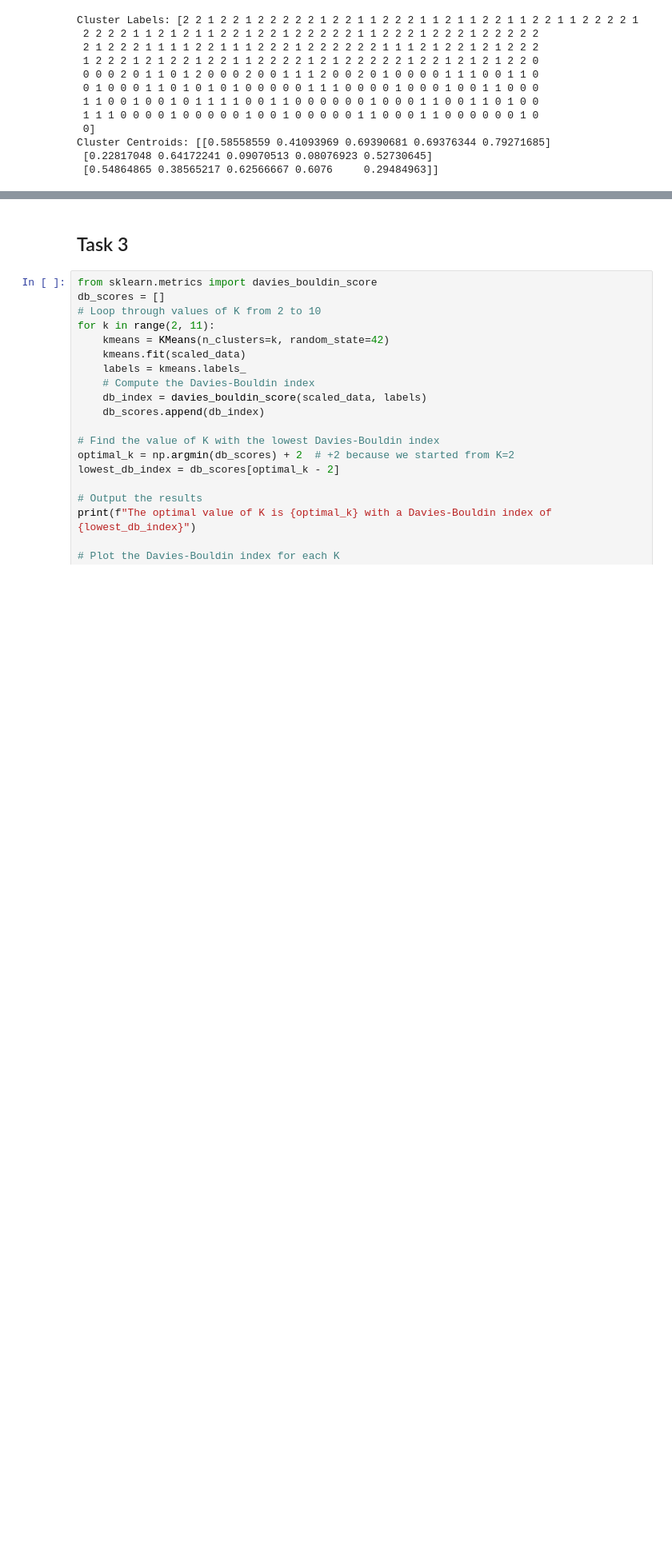
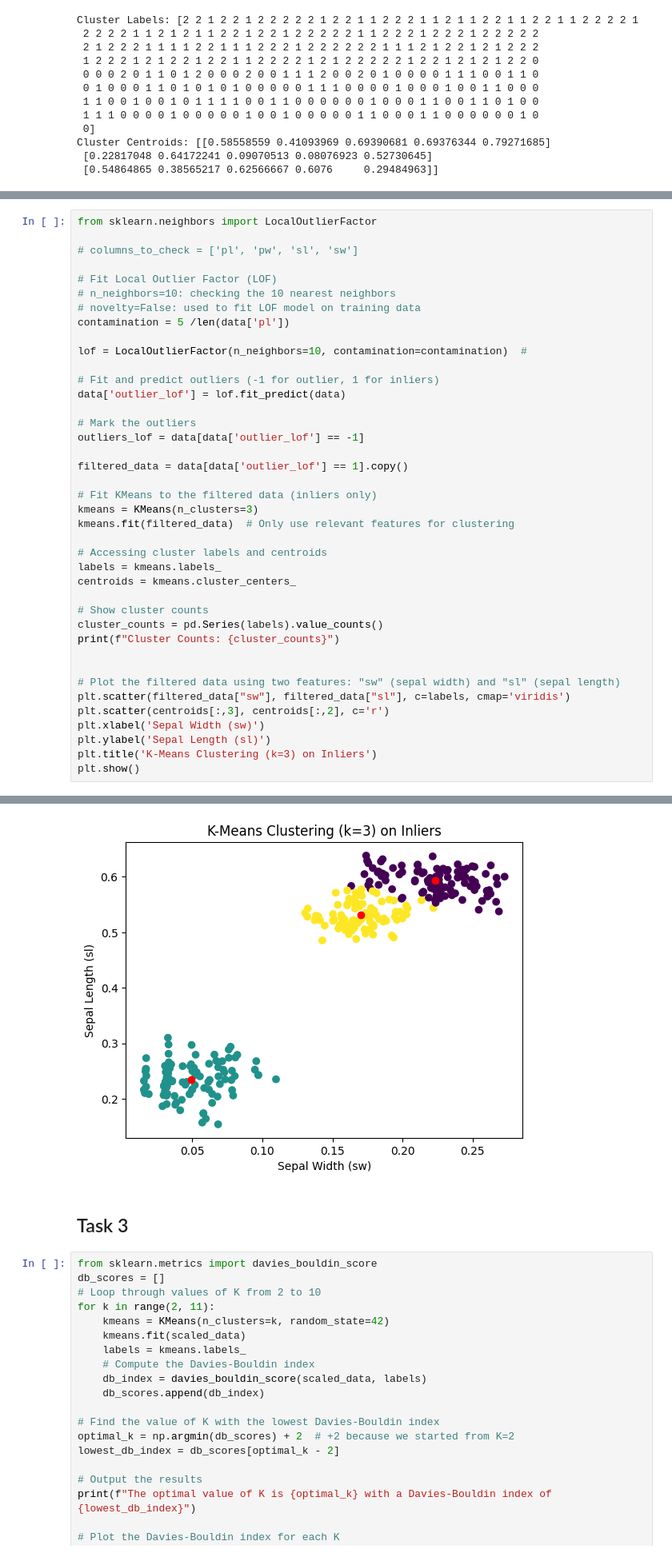
Before and after one commit to linusedman/Data-mining-I, a Jupyter notebook: A3/assignment_3.ipynb, the cells around one changed output, grey strips where cells are left out. Shown at 80% size. Saved outputs shown, nothing was run; the diff lists cells and outputs as text; blank space fills up the shorter version.

```diff
--- a/A3/assignment_3.ipynb
+++ b/A3/assignment_3.ipynb
@@ -107,0 +135,41 @@ Cluster Centroids: [[0.58558559 0.41093969 0.69390681 0.69376344 0.79271685]
+# %%
+from sklearn.neighbors import LocalOutlierFactor
+
+# columns_to_check = ['pl', 'pw', 'sl', 'sw']
+
+# Fit Local Outlier Factor (LOF)
+# n_neighbors=10: checking the 10 nearest neighbors
+# novelty=False: used to fit LOF model on training data
+contamination = 5 /len(data['pl'])
+
+lof = LocalOutlierFactor(n_neighbors=10, contamination=contamination)  #
+
+# Fit and predict outliers (-1 for outlier, 1 for inliers)
+data['outlier_lof'] = lof.fit_predict(data)
+
+# Mark the outliers
+outliers_lof = data[data['outlier_lof'] == -1]
+
+filtered_data = data[data['outlier_lof'] == 1].copy()
+
+# Fit KMeans to the filtered data (inliers only)
+kmeans = KMeans(n_clusters=3)
+kmeans.fit(filtered_data)  # Only use relevant features for clustering
+
+# Accessing cluster labels and centroids
+labels = kmeans.labels_
+centroids = kmeans.cluster_centers_
+
+# Show cluster counts
+cluster_counts = pd.Series(labels).value_counts()
+print(f"Cluster Counts: {cluster_counts}")
+
+
+# Plot the filtered data using two features: "sw" (sepal width) and "sl" (sepal length)
+plt.scatter(filtered_data["sw"], filtered_data["sl"], c=labels, cmap='viridis')
+plt.scatter(centroids[:,3], centroids[:,2], c='r')
+plt.xlabel('Sepal Width (sw)')
+plt.ylabel('Sepal Length (sl)')
+plt.title('K-Means Clustering (k=3) on Inliers')
+plt.show()
+# %% [output]
@@ -108,3 +180,4 @@ Cluster Centroids: [[0.58558559 0.41093969 0.69390681 0.69376344 0.79271685]
+[figure, added]
 # %% [markdown]
 ## Task 3
 # %%
```
Also changed, not shown: parts of 7 cells of this notebook.
